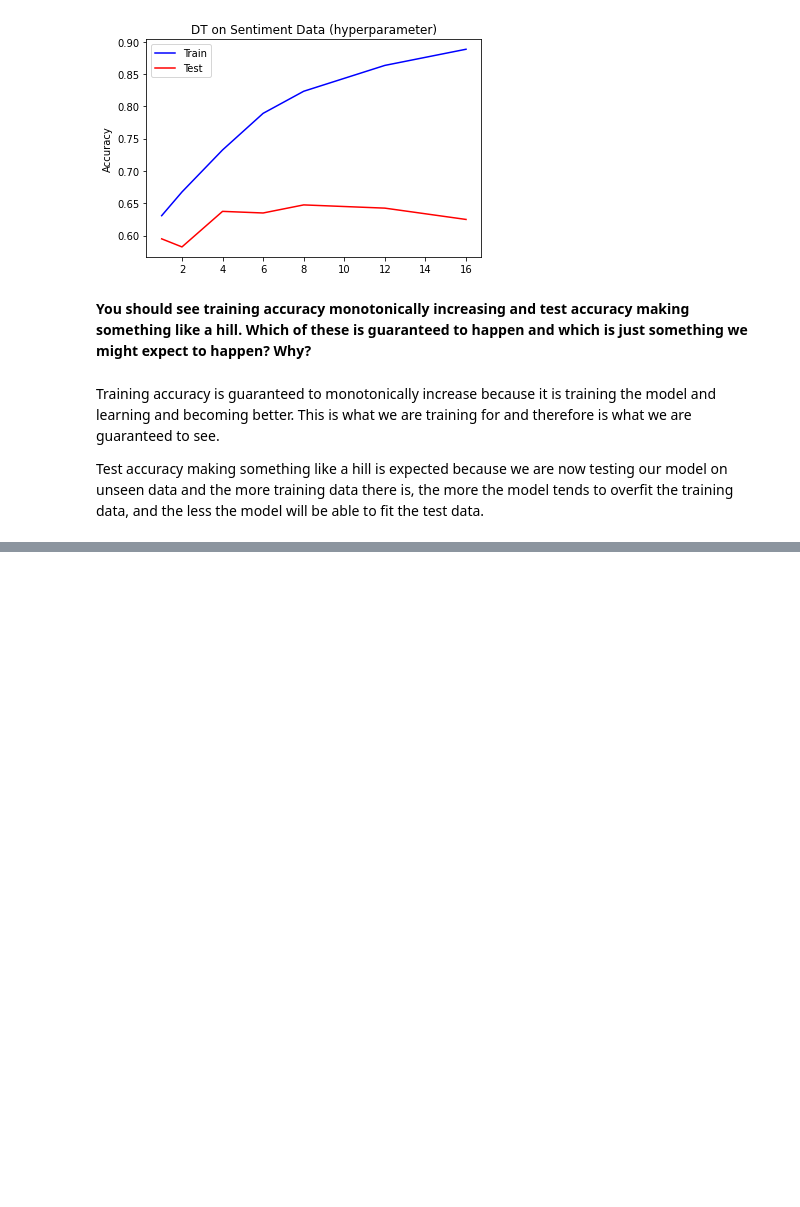
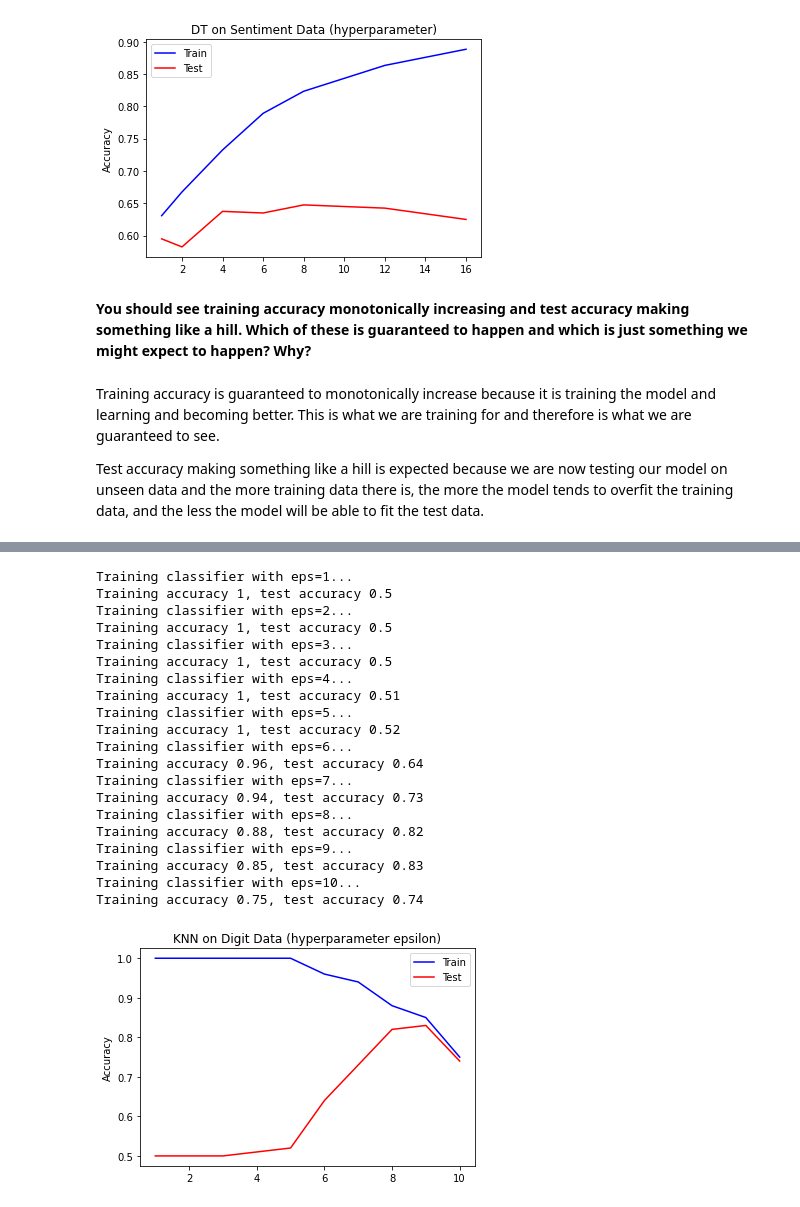
Before and after one commit to chickendreanso/cmsc-422-introduction-to-machine-learning, a Jupyter notebook: p1/WU.ipynb, the cells around one changed output, grey strips where cells are left out. Cells and saved outputs as stored; diff of their text form; code cells hidden in the pictures; blank space fills up the shorter version.

```diff
--- a/p1/WU.ipynb
+++ b/p1/WU.ipynb
@@ -72,0 +103,25 @@ Test accuracy making something like a hill is expected because we are now testin
+# %%
+curve = runClassifier.hyperparamCurveSet(knn.KNN({'isKNN':False}), 'eps', [1,2,3,4,5,6,7,8,9,10], datasets.DigitData)
+runClassifier.plotCurve('KNN on Digit Data (hyperparameter epsilon)', curve)
+# %% [output]
+Training classifier with eps=1...
+Training accuracy 1, test accuracy 0.5
+Training classifier with eps=2...
+Training accuracy 1, test accuracy 0.5
+Training classifier with eps=3...
+Training accuracy 1, test accuracy 0.5
+Training classifier with eps=4...
+Training accuracy 1, test accuracy 0.51
+Training classifier with eps=5...
+Training accuracy 1, test accuracy 0.52
+Training classifier with eps=6...
+Training accuracy 0.96, test accuracy 0.64
+Training classifier with eps=7...
+Training accuracy 0.94, test accuracy 0.73
+Training classifier with eps=8...
+Training accuracy 0.88, test accuracy 0.82
+Training classifier with eps=9...
+Training accuracy 0.85, test accuracy 0.83
+Training classifier with eps=10...
+Training accuracy 0.75, test accuracy 0.74
+[figure, added]
```
Also changed, not shown: parts of 7 cells of this notebook.
